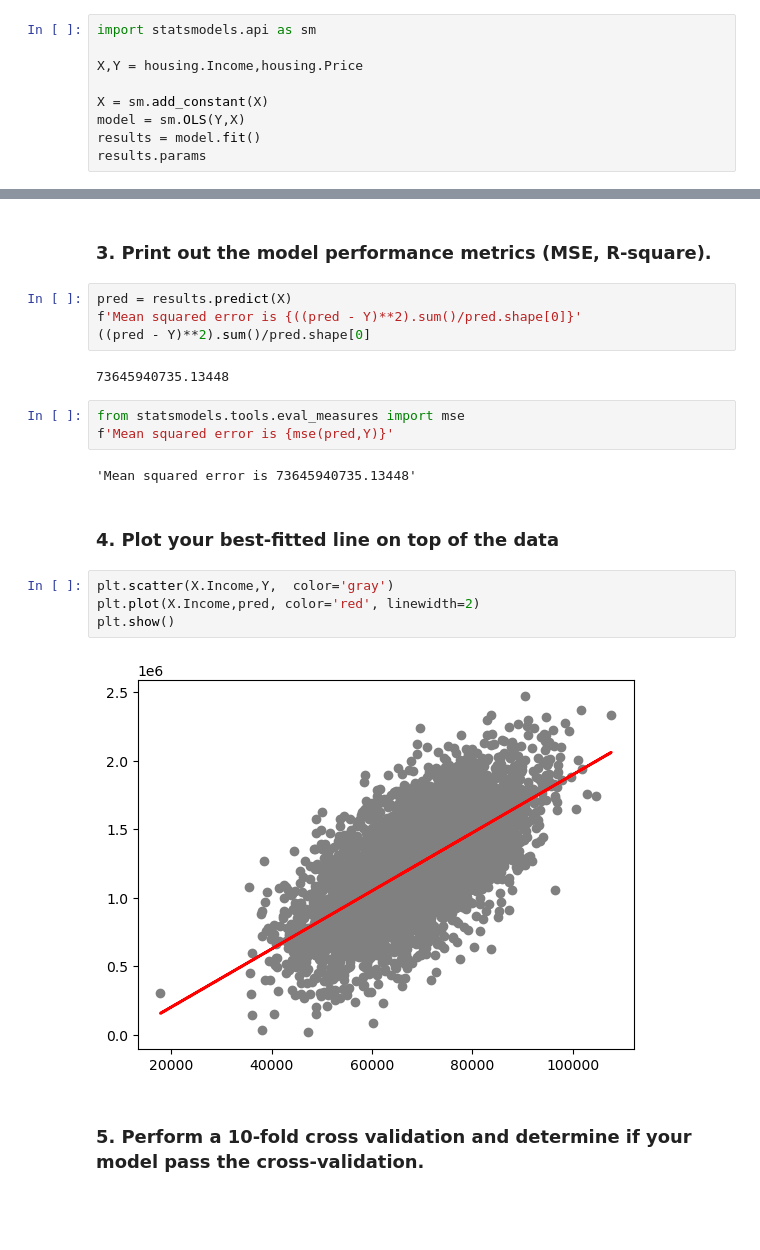
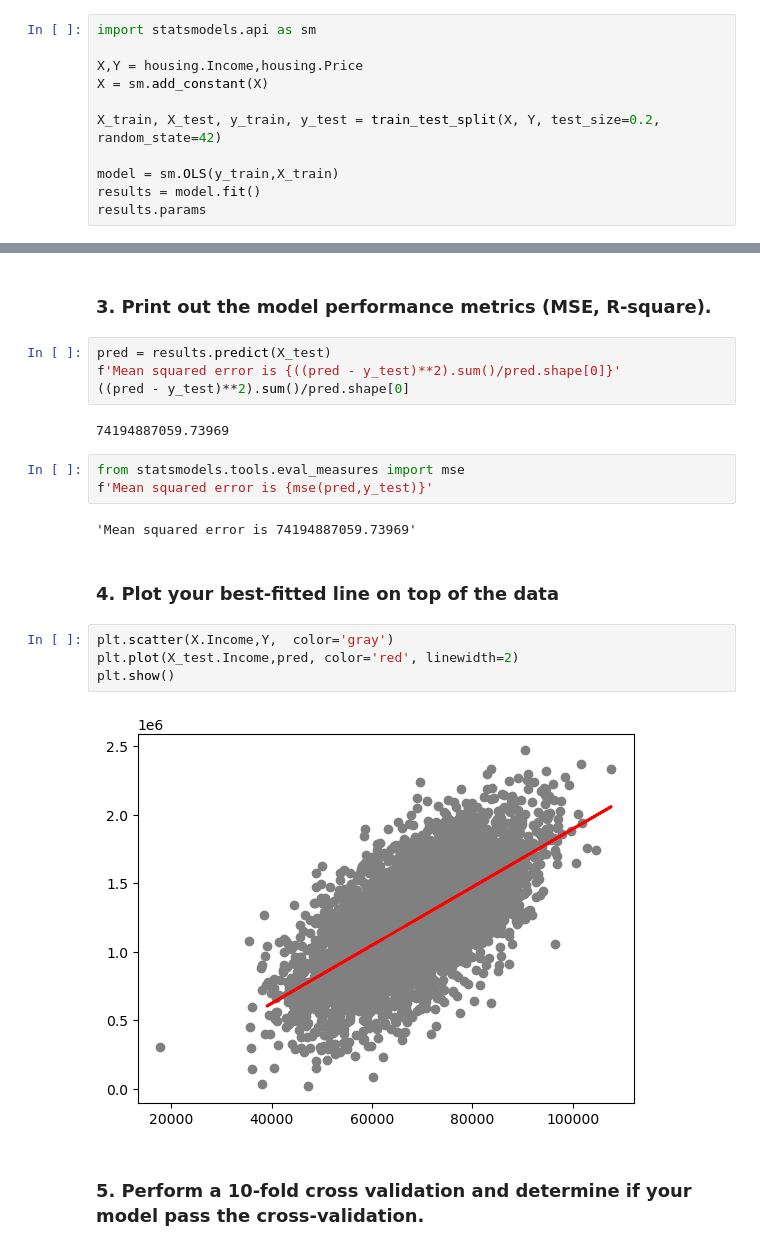
Before and after one commit to Tony363/CIS4526, a Jupyter notebook: cis4525-quiz4.ipynb, the cells around one changed output, grey strips where cells are left out. Cells and saved outputs as stored; diff of their text form; blank space fills up the shorter version.

```diff
--- a/cis4525-quiz4.ipynb
+++ b/cis4525-quiz4.ipynb
@@ -92,9 +92,11 @@ array([[<AxesSubplot:xlabel='Income', ylabel='Income'>,
 import statsmodels.api as sm
 
 X,Y = housing.Income,housing.Price
+X = sm.add_constant(X)
 
-X = sm.add_constant(X)
-model = sm.OLS(Y,X)
+X_train, X_test, y_train, y_test = train_test_split(X, Y, test_size=0.2, random_state=42)
+
+model = sm.OLS(y_train,X_train)
 results = model.fit()
 results.params
 # %% [output]
@@ -128,24 +130,24 @@ strong multicollinearity or other numerical problems.
 # %% [markdown]
 ### 3. Print out the model performance metrics (MSE, R-square).
 # %%
-pred = results.predict(X)
-f'Mean squared error is {((pred - Y)**2).sum()/pred.shape[0]}'
-((pred - Y)**2).sum()/pred.shape[0]
+pred = results.predict(X_test)
+f'Mean squared error is {((pred - y_test)**2).sum()/pred.shape[0]}'
+((pred - y_test)**2).sum()/pred.shape[0]
 # %% [output]
-73645940735.13448
+74194887059.73969
 # %%
 from statsmodels.tools.eval_measures import mse
-f'Mean squared error is {mse(pred,Y)}'
+f'Mean squared error is {mse(pred,y_test)}'
 # %% [output]
-'Mean squared error is 73645940735.13448'
+'Mean squared error is 74194887059.73969'
 # %% [markdown]
 ### 4. Plot your best-fitted line on top of the data
 # %%
 plt.scatter(X.Income,Y,  color='gray')
-plt.plot(X.Income,pred, color='red', linewidth=2)
+plt.plot(X_test.Income,pred, color='red', linewidth=2)
 plt.show()
 # %% [output]
-[figure, old version]
+[figure, new version]
 # %% [markdown]
 ### 5. Perform a 10-fold cross validation and determine if your model pass the cross-validation.
 # %%
```
Also changed, not shown: parts of 11 cells of this notebook.
